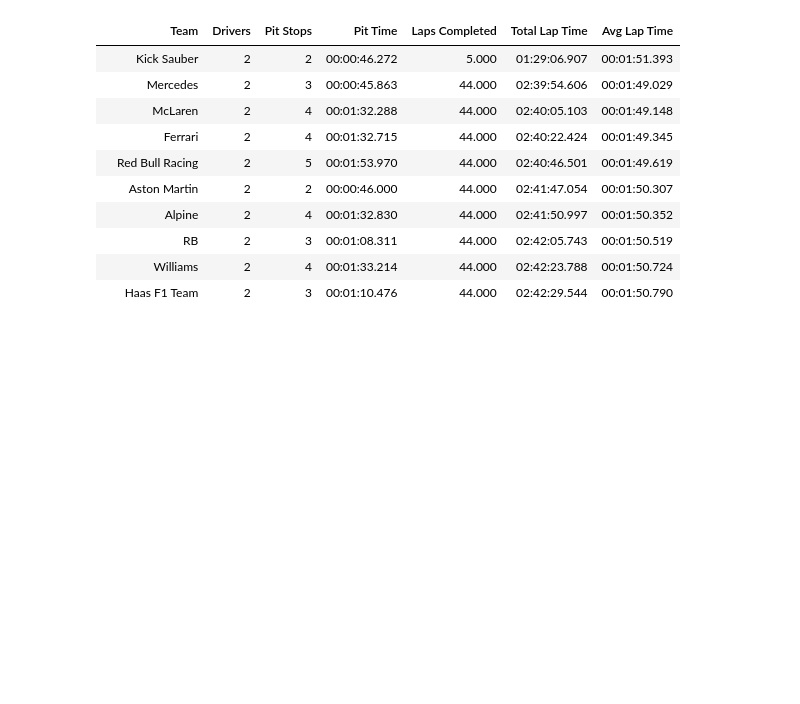
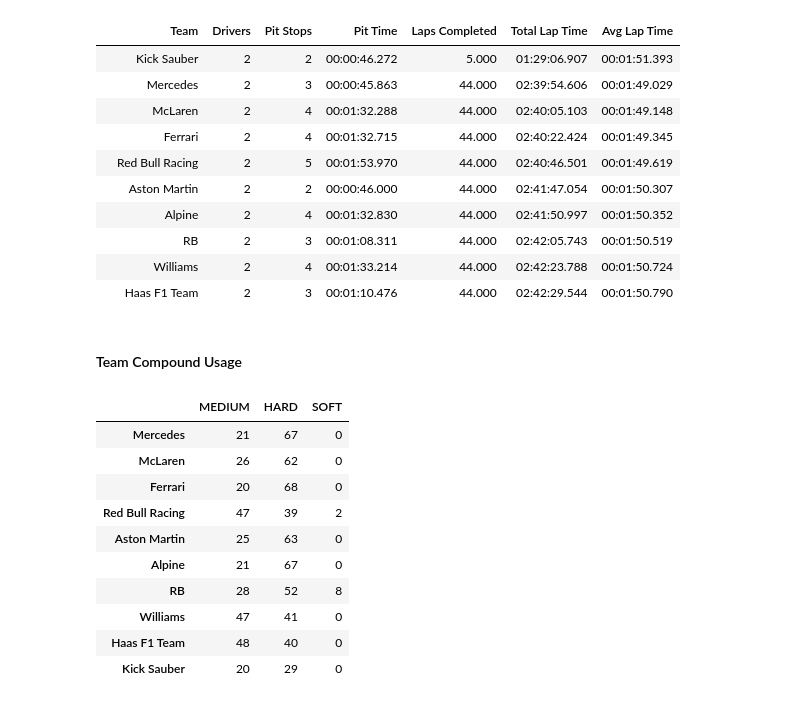
Before and after one commit to MyNameIsCalvinDavis/Data-Science, a Jupyter notebook: F1/F1.ipynb, the cells around one changed output. Cells and saved outputs as stored; diff of their text form; code cells hidden in the pictures; blank space fills up the shorter version.

```diff
--- a/F1/F1.ipynb
+++ b/F1/F1.ipynb
@@ -1308,3 +1308,42 @@ teams_summary.sort_values("Total Lap Time")
 |  | RB | 2 | 3 | 00:01:08.311 | 44.000 | 02:42:05.743 | 00:01:50.519 |
 |  | Williams | 2 | 4 | 00:01:33.214 | 44.000 | 02:42:23.788 | 00:01:50.724 |
 |  | Haas F1 Team | 2 | 3 | 00:01:10.476 | 44.000 | 02:42:29.544 | 00:01:50.790 |
+# %% [markdown]
+#### Team Compound Usage
+# %%
+laps = laps_raw[laps_raw["EventName"] == race]
+compounds = laps["Compound"].unique()
+
+team_compound = pd.DataFrame(columns=compounds)
+
+for team in laps["Team"].unique():
+    laps_c = laps[laps["Team"] == team]
+
+    individual_compound_use = laps_c.groupby(["Team", "Compound"]).count()[["LapNumber"]].reset_index() \
+            [["Compound", "LapNumber"]].set_index("Compound").rename(columns={"LapNumber":team}).T
+
+    team_compound = pd.concat([team_compound, individual_compound_use], axis=0)
+    # 	Driver 	Compound 	LapNumber
+    # 0 	HAM 	HARD 	33.000
+    # 1 	HAM 	MEDIUM 	11.000
+
+team_compound.fillna(0)
+
+
+# """
+#         SOFT   MED   HARD   WET
+# Driver   x     y     z      a
+# Driver   x     y     z      a
+# """
+# %% [output]
+|  | MEDIUM | HARD | SOFT |
+| Mercedes | 21 | 67 | 0 |
+| McLaren | 26 | 62 | 0 |
+| Ferrari | 20 | 68 | 0 |
+| Red Bull Racing | 47 | 39 | 2 |
+| Aston Martin | 25 | 63 | 0 |
+| Alpine | 21 | 67 | 0 |
+| RB | 28 | 52 | 8 |
+| Williams | 47 | 41 | 0 |
+| Haas F1 Team | 48 | 40 | 0 |
+| Kick Sauber | 20 | 29 | 0 |
```
Also changed, not shown: parts of 18 cells of this notebook.
